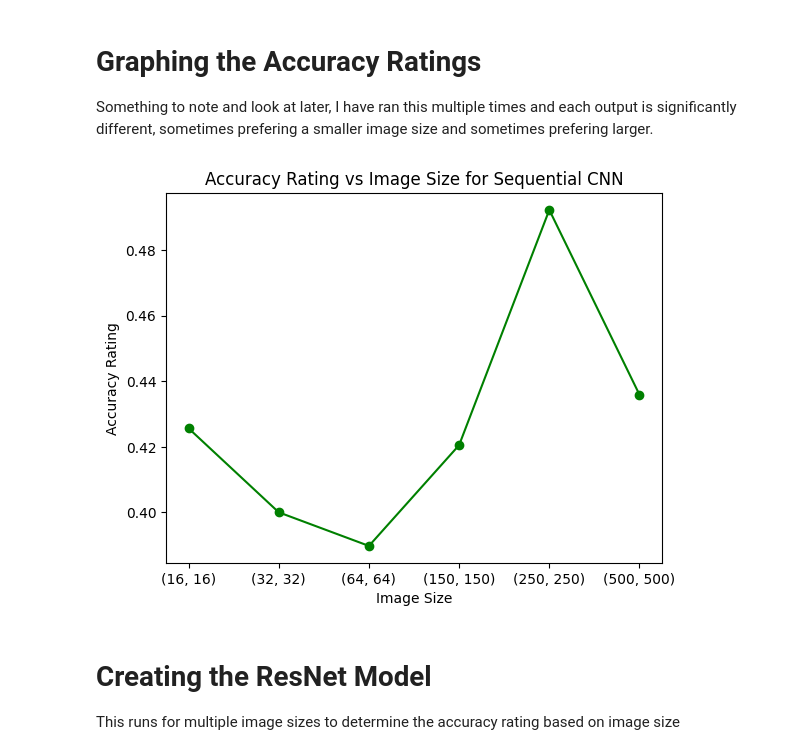
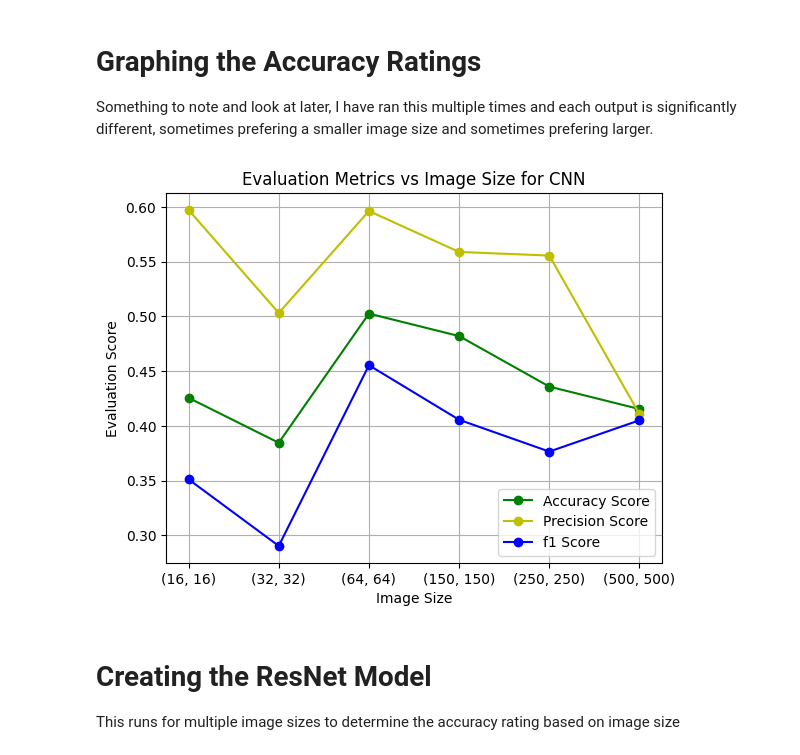
Before and after one commit to AustinAHolmes/Fridges, a Jupyter notebook: training_mod.ipynb, the cells around one changed output. Drawn from its saved outputs; the diff is of its cells as text; code cells hidden in the pictures.

Commit message:
Added Evaluation Metrics with new graphs

```diff
--- a/training_mod.ipynb
+++ b/training_mod.ipynb
@@ -117,14 +118,25 @@ for size in image_size:
     # Fitting the model based on the TrainTestSplit data and epochs set from the value epochs
     model.fit(X_train, Y_train, epochs=epochs, batch_size=64, validation_split=0.2)
 
-    # Evaluating the models accuracy
-    test_loss, test_acc = model.evaluate(X_test, Y_test)
+    # Predicting the outputs of the test data using the model
+    y_pred = model.predict(X_test)
 
-    # Appending the accuracy to conv_accuracy_results for later output
-    conv_accuracy_results.append((size, test_acc))
+    # Converting the One-Hot labels into class indices so they can be used to for evaluation
+    Y_test_classes = np.argmax(Y_test, axis=1)
+    Y_pred_classes = np.argmax(y_pred, axis = 1)
 
-# Printing the Accuracy outputs
-for size, accuracy in conv_accuracy_results:
-        print(f"Image Size: {size}, Accuracy: {accuracy:.3f}")
+    # Calculating Evaluation Metrics
+    accuracy = accuracy_score(Y_test_classes, Y_pred_classes)
+    precision = precision_score(Y_test_classes,Y_pred_classes, average='weighted', zero_division=1)
+    recall = recall_score(Y_test_classes,Y_pred_classes, average='weighted', zero_division=1)
+    f1 = f1_score(Y_test_classes,Y_pred_classes, average='weighted', zero_division=1)
+    classification_rep = classification_report(Y_test_classes,Y_pred_classes)
+
+    # Appending all the evaluation metrics into the conv_accuracy_results list
+    conv_accuracy_results.append((size, accuracy, precision, recall, f1, classification_rep))
+
+    # Printing the Classification Report for that image size
+    print(f'Image Size: {size}')
+    print(classification_rep)
 # %% [output]
 Epoch 1/5
@@ -149,20 +265,26 @@ Image Size: (500, 500), Accuracy: 0.436
 # Graphing the Accuracy Ratings
 Something to note and look at later, I have ran this multiple times and each output is significantly different, sometimes prefering a smaller image size and sometimes prefering larger.
 # %%
+# Creating variables for each item in conv_accuracy_results
+sizes, acc, prec, recall, f1, classrep = zip(*conv_accuracy_results)
+
 # Converting the image sizes into a string so they can be used for the X axis
-sizes = [str(size) for size, _ in conv_accuracy_results]
-
-# Extracting the accuracy only from the seq_accuracy_results
-acc = [accuracy for _, accuracy in conv_accuracy_results]
+sizes = [str(size) for size in sizes]
 
 # Plot showing the accuracy vs image size
-plt.plot(sizes, acc, marker='o', color = 'g')
-plt.title('Accuracy Rating vs Image Size for Sequential CNN')
+plt.plot(sizes, acc, marker='o', color = 'g', label = 'Accuracy Score')
+# Not using recall as it is identical to the accuracy rating when tested currently
+#plt.plot(sizes, recall, marker='o', color = 'r', label = 'Recall Score')
+plt.plot(sizes, prec, marker='o', color = 'y', label = 'Precision Score')
+plt.plot(sizes, f1, marker='o', color = 'b', label = 'f1 Score')
+plt.title('Evaluation Metrics vs Image Size for CNN')
 plt.xlabel('Image Size')
-plt.ylabel('Accuracy Rating')
+plt.ylabel('Evaluation Score')
+plt.legend()
+plt.grid()
 plt.show()
 # %% [output]
-[figure, old version]
+[figure, new version]
 # %% [markdown]
 # Creating the ResNet Model
 This runs for multiple image sizes to determine the accuracy rating based on image size
```
Also changed, not shown: parts of 4 cells of this notebook.
